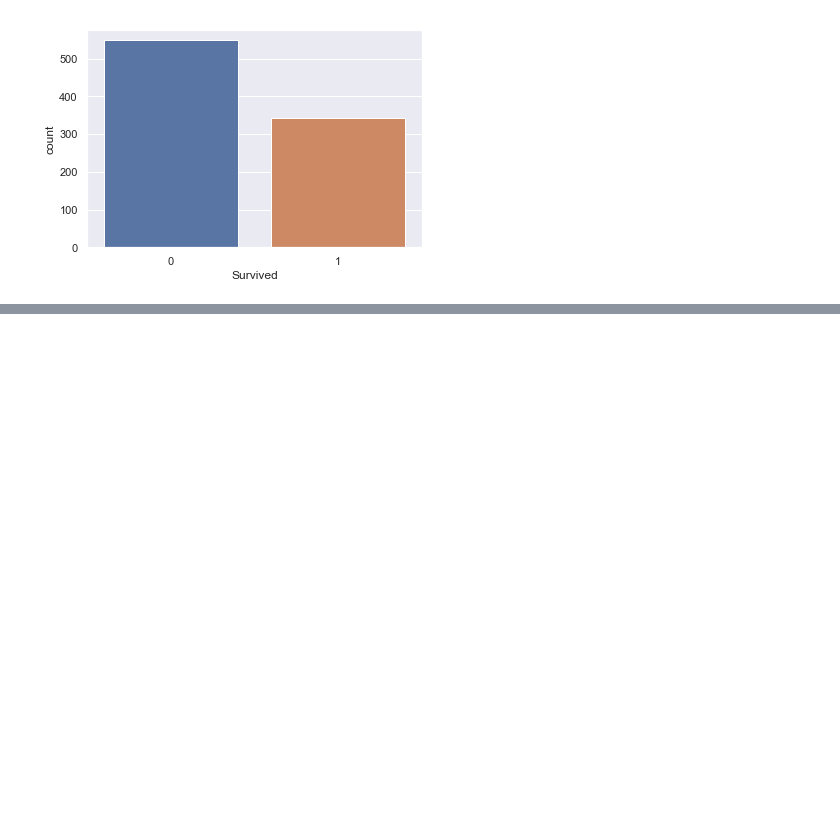
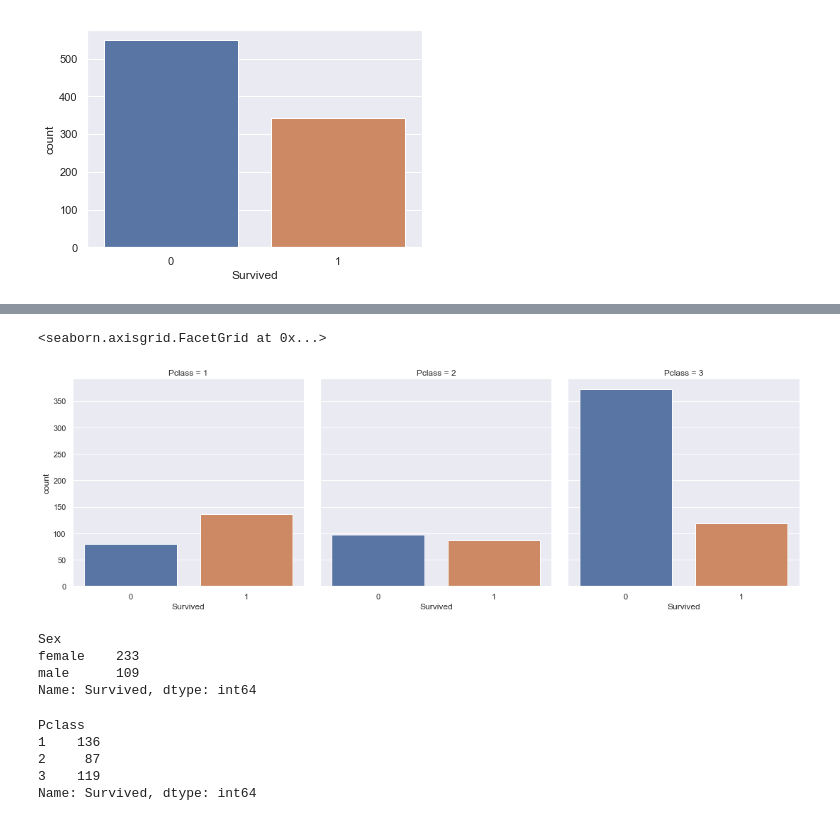
Before and after one commit to abitravers1989/titanic_kaggle, a Jupyter notebook: titantic.ipynb, the cells around one changed output, grey strips where cells are left out. Saved outputs shown, nothing was run; the diff lists cells and outputs as text; code cells hidden in the pictures; blank space fills up the shorter version.

```diff
--- a/titantic.ipynb
+++ b/titantic.ipynb
@@ -35,0 +49,20 @@ sns.countplot(x='Survived', data=train_data)
+# %%
+sns.catplot(x='Survived', col='Pclass', kind='count', data=train_data)
+# %% [output]
+<seaborn.axisgrid.FacetGrid at 0x...>
+[figure, added]
+# %%
+train_data.groupby(['Sex']).Survived.sum()
+# %% [output]
+Sex
+female    233
+male      109
+Name: Survived, dtype: int64
+# %%
+train_data.groupby(['Pclass']).Survived.sum()
+# %% [output]
+Pclass
+1    136
+2     87
+3    119
+Name: Survived, dtype: int64
```
Also changed, not shown: parts of 5 cells of this notebook, 3 other files.
